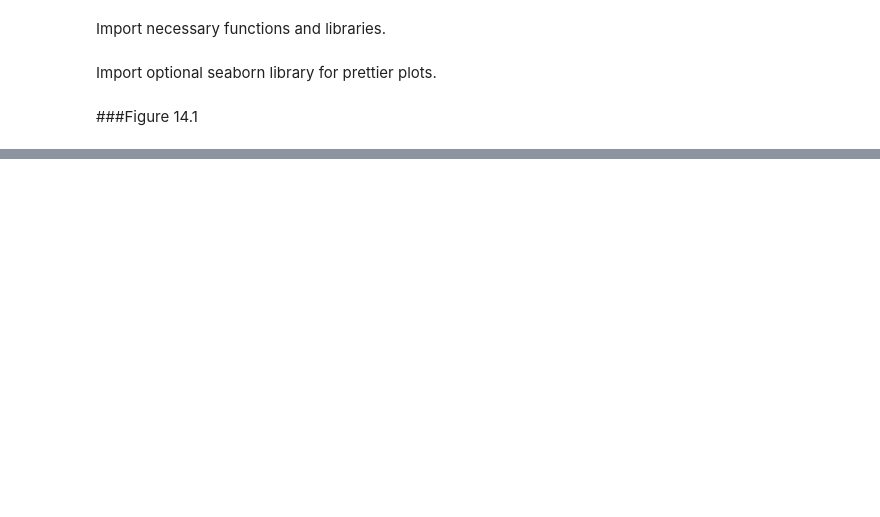
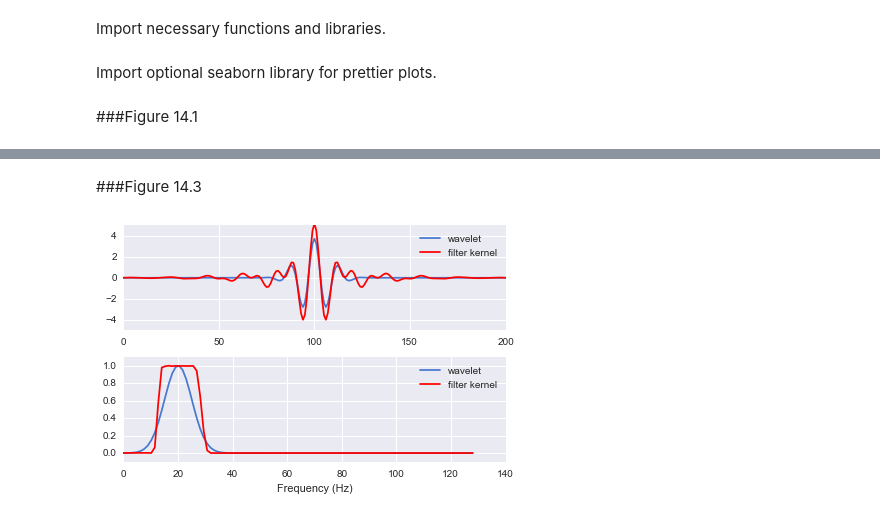
Before and after one commit to lyndond/Analyzing_Neural_Time_Series, a Jupyter notebook: chapter14.ipynb, the cells around one changed output, grey strips where cells are left out. Drawn from its saved outputs; the diff is of its cells as text; code cells hidden in the pictures; blank space fills up the shorter version.

```diff
--- a/chapter14.ipynb
+++ b/chapter14.ipynb
@@ -88,0 +171,66 @@ plt.tight_layout()
+# %% [markdown]
+###Figure 14.3
+# %%
+from scipy.stats.mstats import zscore
+
+center_freq = 20 #in hz
+filter_frequency_spread = 6 #Hz, +- center frequency
+wavelet_frequency_spread = 4
+
+#create wavelet
+time = np.arange(-1000/EEGsrate/10.,1000/EEGsrate/10. + 1/EEGsrate,1/EEGsrate)
+
+wavelet = exp(2*1j*pi*center_freq*time) * exp(-time**2/(2*(wavelet_frequency_spread/(2*pi*center_freq))**2))
+wavelet = zscore(wavelet)
+
+#compute its power spectrum
+fft_wavelet = absolute(fft(wavelet))
+fft_wavelet /= np.max(fft_wavelet) #normalized to one for visual comparison case
+
+hz_wavelet = np.linspace(0,nyquist,len(time)/2. + 1)
+
+#construct filter kernel
+
+transition_width = 0.2
+
+ffrequencies   = np.array([ 0, (1-transition_width)*(center_freq-filter_frequency_spread),
+                  (center_freq-filter_frequency_spread),
+                  (center_freq+filter_frequency_spread),
+                  (1+transition_width)*(center_freq+filter_frequency_spread),
+                  nyquist ])/nyquist;
+
+
+idealresponse = np.array([0,0,1,1,0,0])
+filterweights = zscore(firls(200,ffrequencies,idealresponse))
+
+#also compute weights using firwin
+filterweights1=zscore(sig.firwin(201,np.array([center_freq-filter_frequency_spread,
+                                  center_freq+filter_frequency_spread])/nyquist))
+
+#compute its power spectrum
+fft_filtkern = np.absolute(fft(filterweights))
+fft_filtkern /=np.max(fft_filtkern) #again normalize to 1 for comparison
+
+fft_filtkern1 = np.absolute(fft(filterweights1))[:-1]
+fft_filtkern1 /=np.max(fft_filtkern1)
+
+hz_filtkern = np.linspace(0,nyquist,101) #list of frequencies in hz corresponding to fitler kernel
+
+#plot wavelet and filter kernel
+plt.subplot(211)
+plt.plot(real(wavelet))
+plt.plot(filterweights,'r')
+plt.legend(["wavelet","filter kernel"])
+plt.setp(plt.gca(),'xlim',[0, 200],'ylim',[-5, 5])
+
+#plot power spectra
+plt.subplot(212)
+plt.plot(hz_wavelet,fft_wavelet[:ceil(len(fft_wavelet)/2.)])
+plt.plot(hz_filtkern,fft_filtkern[:ceil(len(fft_filtkern)/2.)],'r')
+plt.legend(['wavelet','filter kernel'])
+plt.setp(plt.gca(),'ylim',[-.1, 1.1])
+plt.xlabel('Frequency (Hz)')
+
+plt.tight_layout()
+# %% [output]
+[figure, added]
```
Also changed, not shown: parts of 6 cells of this notebook, 1 other file.
